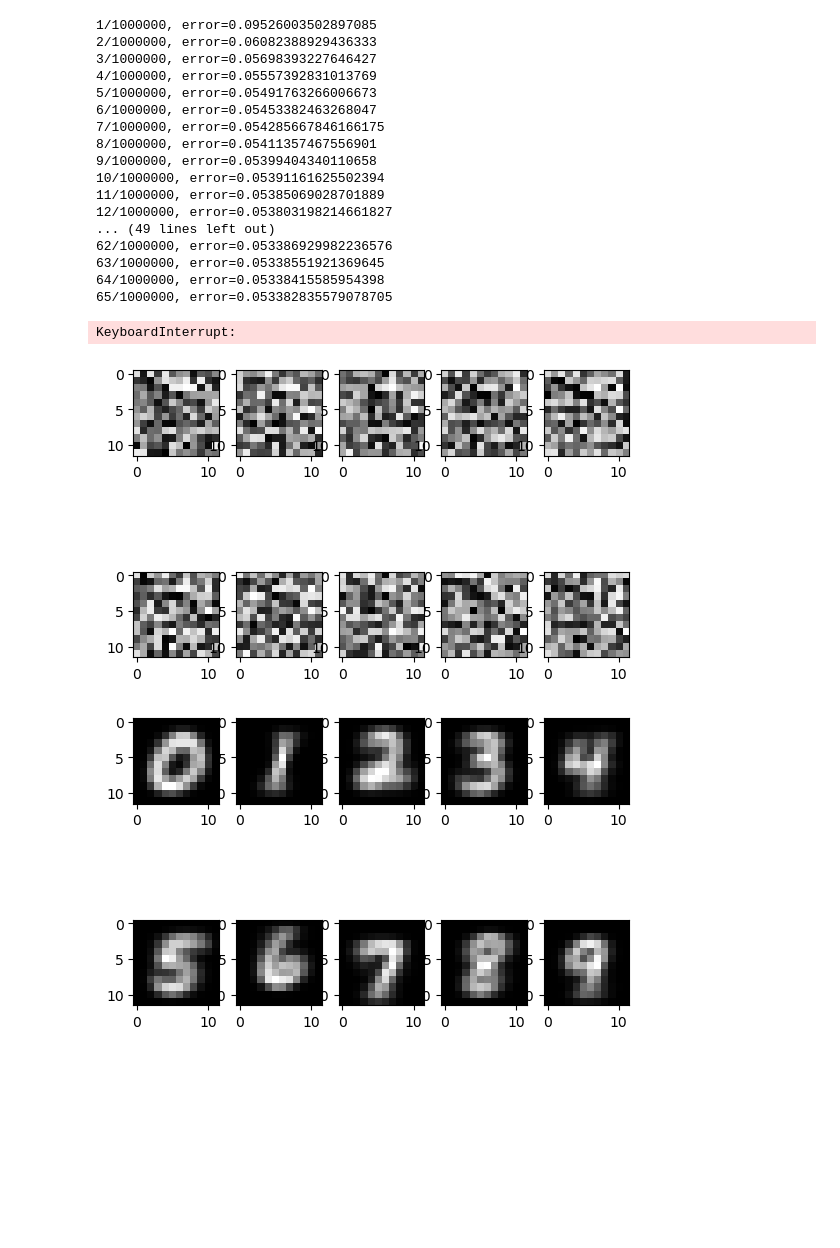
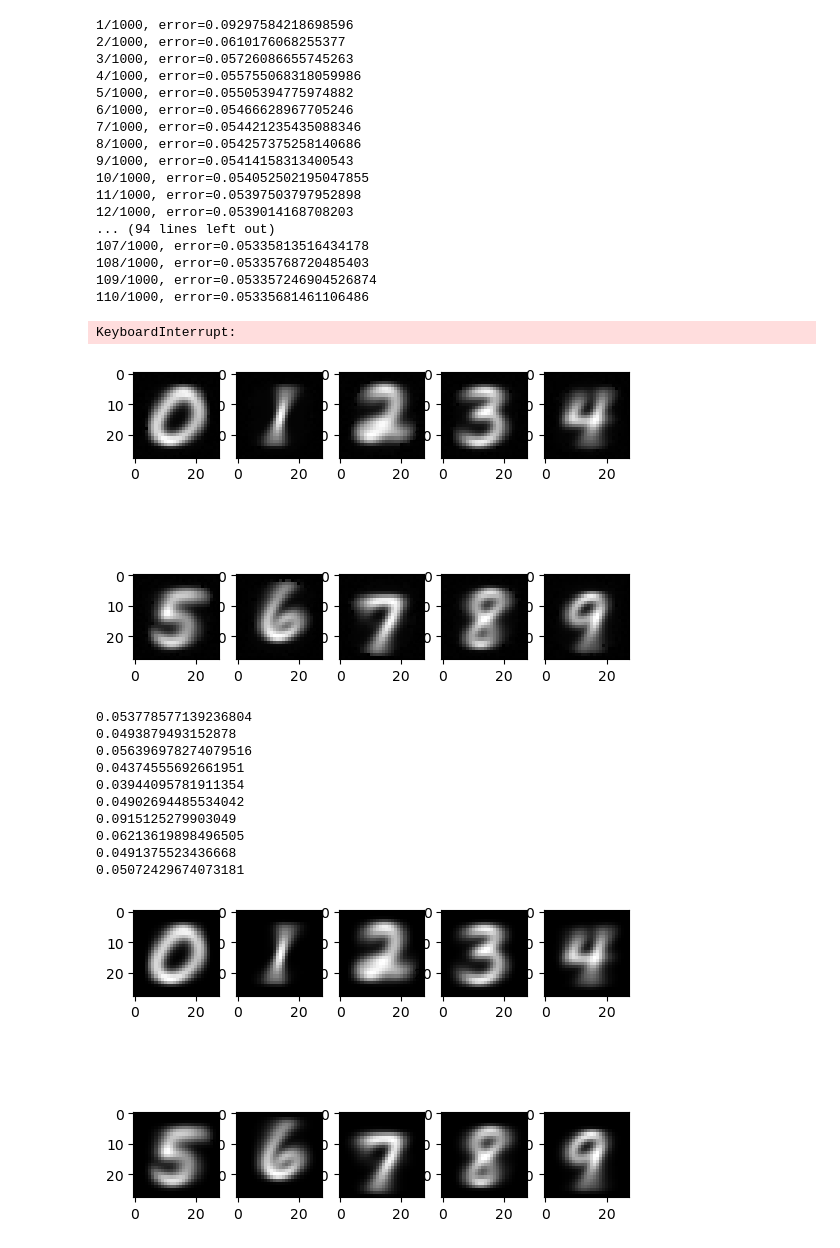
Before and after one commit to m-u-nee/generic_neural_network_implementation, a Jupyter notebook: backwards_mnist.ipynb, the cells around one changed output. Drawn from its saved outputs; the diff is of its cells as text; code cells hidden in the pictures; blank space fills up the shorter version.

```diff
--- a/backwards_mnist.ipynb
+++ b/backwards_mnist.ipynb
@@ -35,7 +35,7 @@ def preprocess_data(x, y, limit,new_dim=(28, 28)):
 
     return x[:limit], y[:limit]
 
-new_dim = 12
+new_dim = 28
 (x_train, y_train), (x_test, y_test) = mnist.load_data()
 x_train, y_train = preprocess_data(x_train, y_train, limit = 60000, new_dim = (new_dim, new_dim))
 
@@ -45,25 +45,25 @@ network = [
 ]
 # %%
 
-costs = train(network, mse, mse_prime, y_train, x_train, epochs=1000000, batch_size = 1, learning_rate=1)
+costs = train(network, mse, mse_prime, y_train, x_train, epochs=100, batch_size = 1, learning_rate=1)
 # %% [output]
-1/1000000, error=0.09526003502897085
-2/1000000, error=0.06082388929436333
-3/1000000, error=0.05698393227646427
-4/1000000, error=0.05557392831013769
-5/1000000, error=0.05491763266006673
-6/1000000, error=0.05453382463268047
-7/1000000, error=0.054285667846166175
-8/1000000, error=0.05411357467556901
-9/1000000, error=0.05399404340110658
-10/1000000, error=0.05391161625502394
-11/1000000, error=0.05385069028701889
-12/1000000, error=0.053803198214661827
-... (49 lines left out)
-62/1000000, error=0.053386929982236576
-63/1000000, error=0.05338551921369645
-64/1000000, error=0.05338415585954398
-65/1000000, error=0.053382835579078705
+1/1000, error=0.09297584218698596
+2/1000, error=0.0610176068255377
+3/1000, error=0.05726086655745263
+4/1000, error=0.055755068318059986
+5/1000, error=0.05505394775974882
+6/1000, error=0.05466628967705246
+7/1000, error=0.054421235435088346
+8/1000, error=0.054257375258140686
+9/1000, error=0.05414158313400543
+10/1000, error=0.054052502195047855
+11/1000, error=0.05397503797952898
+12/1000, error=0.0539014168708203
+... (94 lines left out)
+107/1000, error=0.05335813516434178
+108/1000, error=0.05335768720485403
+109/1000, error=0.053357246904526874
+110/1000, error=0.05335681461106486
 KeyboardInterrupt:
 # %%
 # Visualize each digit, feeding the network with the number and visualizing the output
@@ -78,22 +78,36 @@ for i in range(10):
     plt.subplot(2, 5, i+1)
     plt.imshow(predict(network, y[i]).reshape(new_dim, new_dim), cmap="gray")
 # %% [output]
-[figure, old version]
+[figure, new version]
 # %%
 
 images = []
 for i in range(10):
     images.append(np.zeros((new_dim,new_dim)))
 
 for i in range(len(x_train)):
     images[np.argmax(y_train[i])] += x_train[i].reshape(new_dim,new_dim)
 
 for i in range(10):
     images[i] /= np.sum(y_train[:,i])
     plt.subplot(2, 5, i+1)
     plt.imshow(images[i], cmap="gray")
+
+# Calculate the difference between the imgs produced by the network and the imgs produced by the average of the training data, mse
+for i in range(10):
+    print(np.sum((images[i] - predict(network, y[i]).reshape(new_dim,new_dim))**2))
 # %% [output]
+0.053778577139236804
+0.0493879493152878
+0.056396978274079516
+0.04374555692661951
+0.03944095781911354
+0.04902694485534042
+0.0915125279903049
+0.06213619898496505
+0.0491375523436668
+0.05072429674073181
-[figure, old version]
+[figure, new version]
 # %%
 #Now we redo all the above, but without one-hot encoding the y's
 
```
Also changed, not shown: parts of 2 cells of this notebook, 6 other files.
